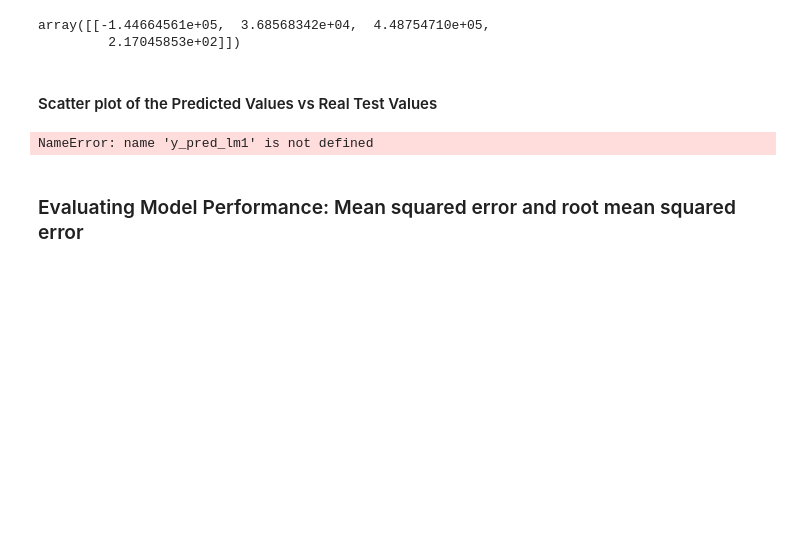
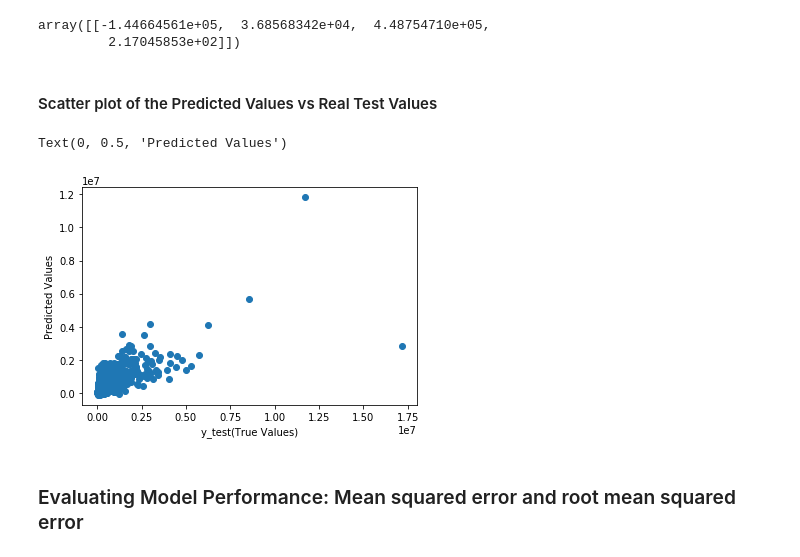
Before and after one commit to Jeff-Hutchins/zillow-project, a Jupyter notebook: zillow_model_final.ipynb, the cells around one changed output. Cells and saved outputs as stored; diff of their text form; code cells hidden in the pictures; blank space fills up the shorter version.

```diff
--- a/zillow_model_final.ipynb
+++ b/zillow_model_final.ipynb
@@ -246,22 +246,13 @@ array([[-1.44664561e+05,  3.68568342e+04,  4.48754710e+05,
 predictions = lm1.predict(X_test)
 # %% [markdown]
 #### Scatter plot of the Predicted Values vs Real Test Values
-# %%
-# plt.scatter(y_test, predictions)
-# plt.xlabel('y_test(True Values)')
-# plt.ylabel('Predicted Values')
-
-pd.DataFrame({'actual': y_train,
-              'lm1': y_.ravel(),
-              'lm_baseline': y_pred_baseline.ravel()})\
-.melt(id_vars=['actual'], var_name='model', value_name='prediction')\
-.pipe((sns.relplot, 'data'), x='actual', y='prediction', hue='model')
-plt.plot([min, max],[min, max], c='black', ls=':')
-plt.ylim(min, max)
-plt.xlim(min, max)
-plt.title('Predicted vs Actual Final Grade')
-# %% [output]
-NameError: name 'y_pred_lm1' is not defined
+# %%
+plt.scatter(y_test, predictions)
+plt.xlabel('y_test(True Values)')
+plt.ylabel('Predicted Values')
+# %% [output]
+Text(0, 0.5, 'Predicted Values')
+[figure, added]
 # %% [markdown]
 ### Evaluating Model Performance: Mean squared error and root mean squared error
 # %%
```
Also changed, not shown: 1 other file.
